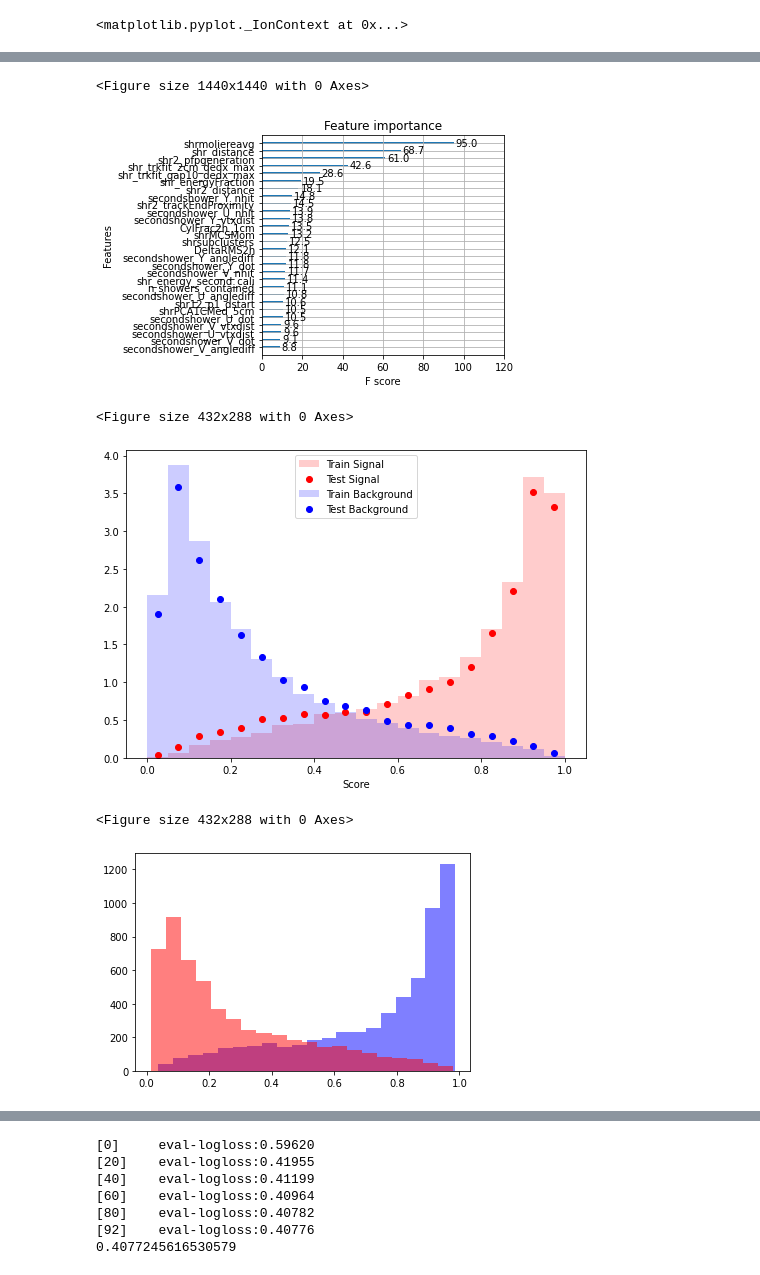
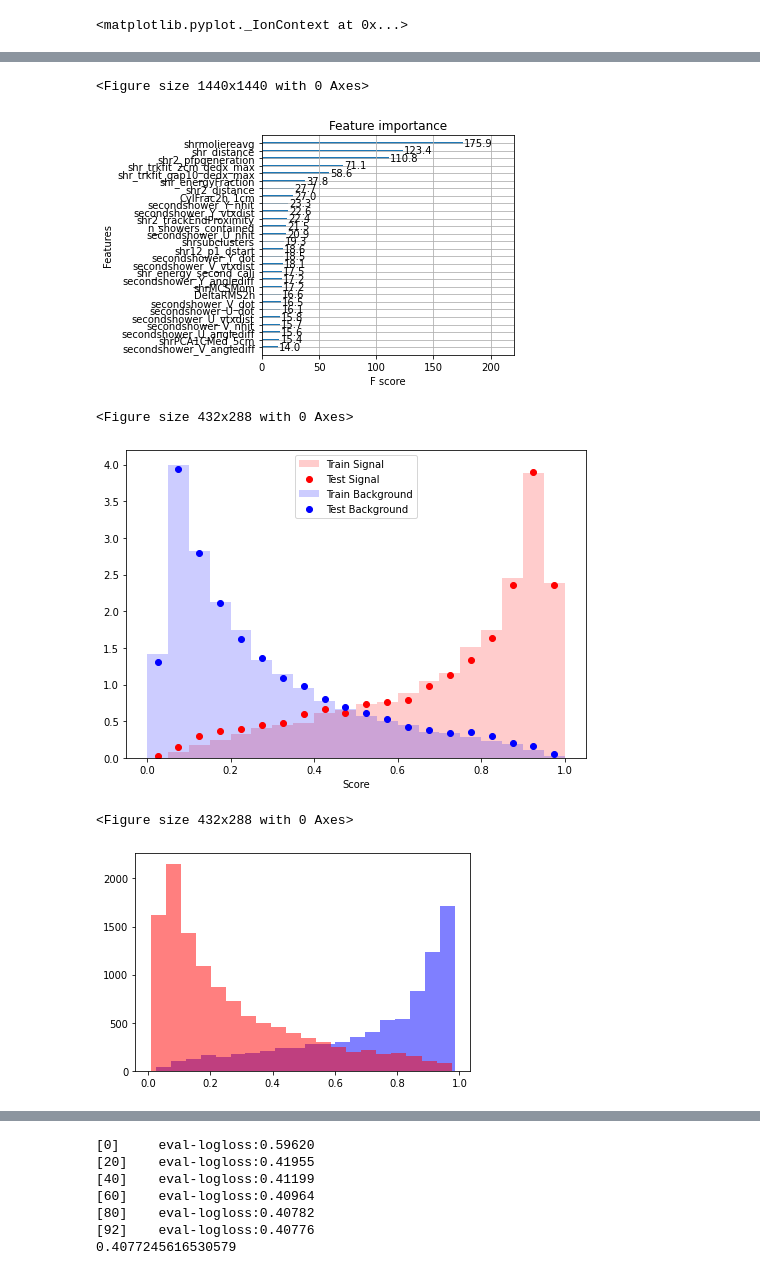
Before and after one commit to pgreen135/NuePiXSecAnalysis, a Jupyter notebook: bdt_training/BDTTrainingElectronPhoton_FHC.ipynb, the cells around one changed output, grey strips where cells are left out. Drawn from its saved outputs; the diff is of its cells as text; code cells hidden in the pictures.

Commit message:
updating BDT training scripts

```diff
--- a/bdt_training/BDTTrainingElectronPhoton_FHC.ipynb
+++ b/bdt_training/BDTTrainingElectronPhoton_FHC.ipynb
@@ -20,7 +20,8 @@ plt.ion()
 <matplotlib.pyplot._IonContext at 0x...>
 # %%
 # data frame to hold all data
-datafile = uproot.open("/Users/patrick/Documents/MicroBooNE/CrossSections/NuePiXSec_Analysis/BDTTraining/electronPhoton/TrainingTree_ElectronPhotonSeparation_FHC_Nov2023.root")["trainingTree"]
+#datafile = uproot.open("/Users/patrick/Documents/MicroBooNE/CrossSections/NuePiXSec_Analysis/BDTTraining/electronPhoton/TrainingTree_ElectronPhotonSeparation_FHC_Nov2023.root")["trainingTree"]
+datafile = uproot.open("/Users/patrick/Documents/MicroBooNE/CrossSections/NuePiXSec_Analysis/BDTTraining/electronPhoton/TrainingTree_ElectronPhotonSeparation_Combined.root")["trainingTree"]
 
 variables = (
     "isSignal",
@@ -193,7 +194,7 @@ xgb_param = {'booster': 'dart',
         'nthread' : 6,
         'random_state': 27} #27}
 
-num_round = 200
+num_round = 150
 progress = dict()
 
 watchlist = [(xgb_train_dict, 'train'), (xgb_test_dict, 'test'), (xgb_test_sig_dict, 'test_sig'), (xgb_test_bkg_dict, 'test_bkg')]
@@ -235,19 +236,19 @@ print(results['train']['logloss'][-1], results['test']['logloss'][-1])
 # %%
 # plot importances
 importance = bdt.get_score(importance_type="gain")
 
 for key in importance.keys():
         importance[key] = round(importance[key],1)
 
 # plotting importances of variables
 plt.figure(figsize=(20,20),facecolor='white')
 a = xgb.plot_importance(importance,max_num_features=30,importance_type='gain')
-plt.xlim(0, 120)
+plt.xlim(0, 220)
 plt.tight_layout()
-#plt.savefig("feature_importance_electronphoton_fhc.pdf", format="pdf")
+#plt.savefig("feature_importance_electronphoton_combined.pdf", format="pdf")
 # %% [output]
 <Figure size 1440x1440 with 0 Axes>
-[figure, old version]
+[figure, new version]
 # %%
 # %% [output]
 <Figure size 432x288 with 0 Axes>
@@ -277,9 +278,9 @@ plt.xlabel("Score")
 
 plt.tight_layout()
 
-#plt.savefig("performance_electronphoton_fhc.pdf", format="pdf")
+#plt.savefig("performance_electronphoton_combined.pdf", format="pdf")
 # %% [output]
-[figure, old version]
+[figure, new version]
 # %%
 # %% [output]
 <Figure size 432x288 with 0 Axes>
@@ -292,7 +293,7 @@ plt.hist(predictions_test_bkg, num_bins, color ='red', alpha = 0.5)
 
 plt.show()
 # %% [output]
-[figure, old version]
+[figure, new version]
 # %%
 # create plot of predictions (training samples)
 num_bins = 20
```
Also changed, not shown: parts of 5 cells of this notebook, 1 other file.
